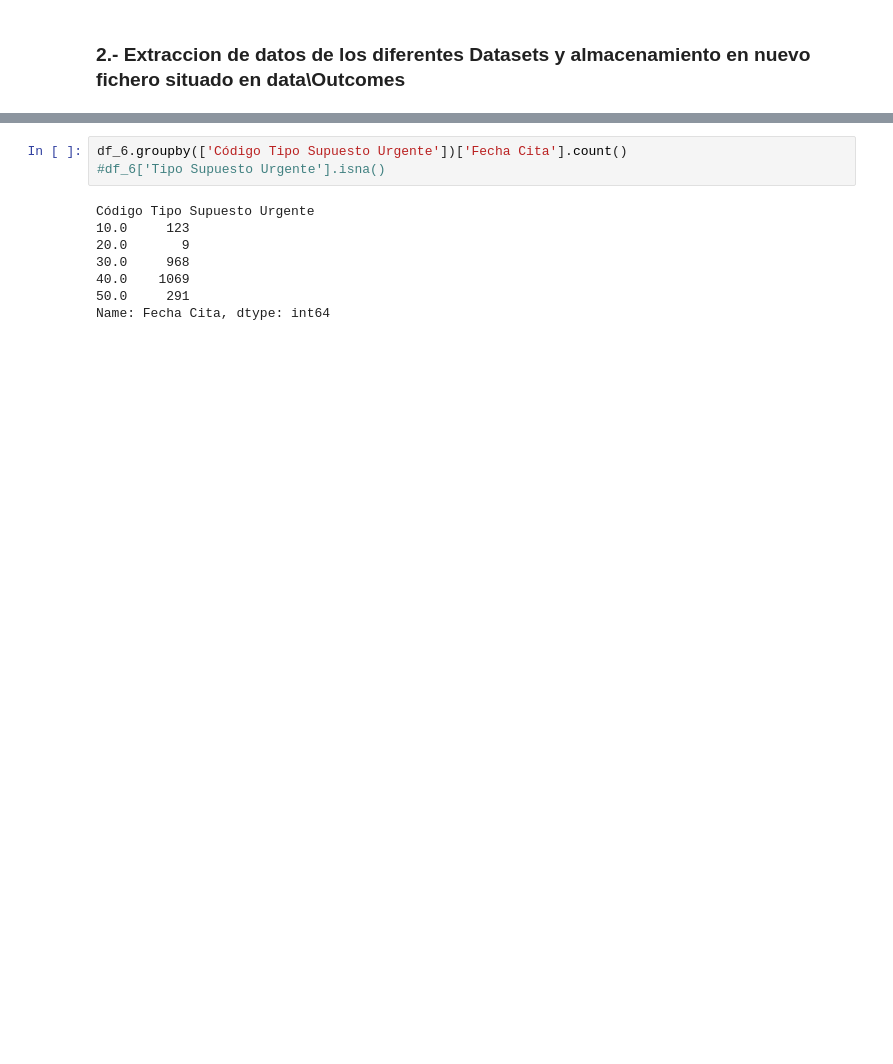
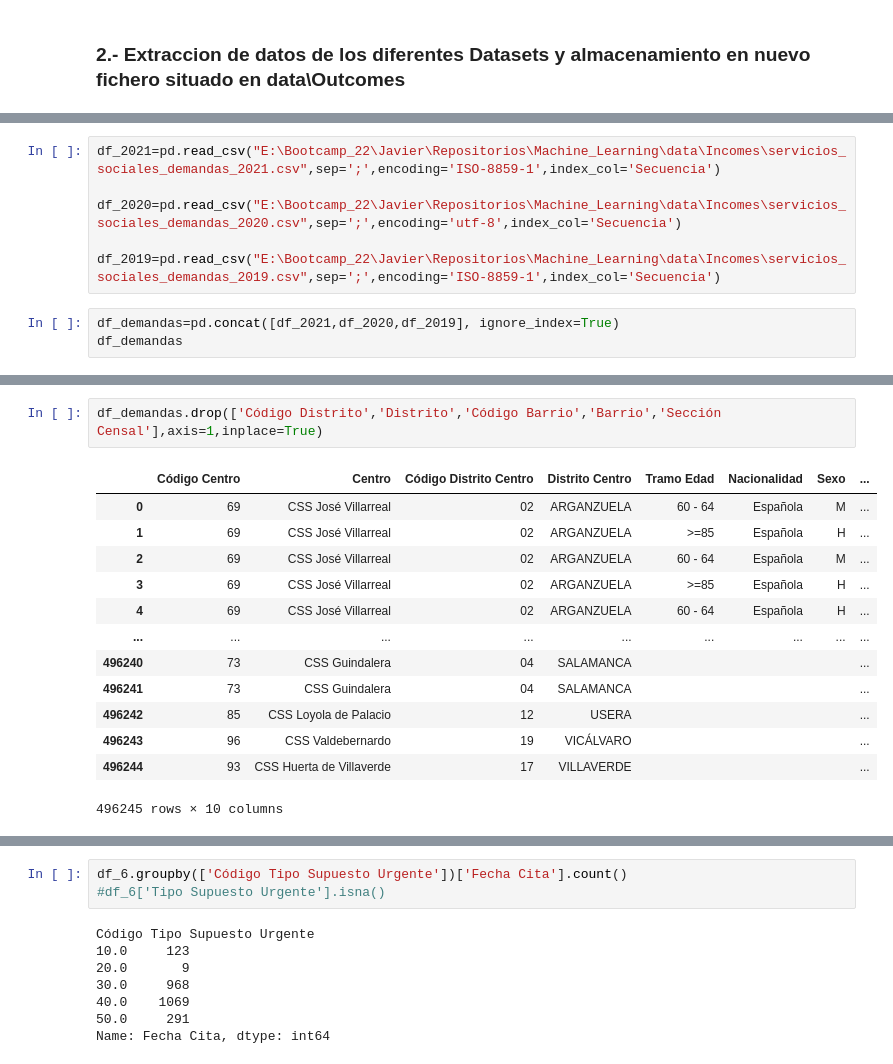
Before and after one commit to 75Engel/Estimacion_tipologia_usuarios_Servicios_Sociales_Ayto_Madrid, a Jupyter notebook: Notebooks/Notebook_1.ipynb, the cells around one changed output, grey strips where cells are left out. Drawn from its saved outputs; the diff is of its cells as text; blank space fills up the shorter version.

```diff
--- a/Notebooks/Notebook_1.ipynb
+++ b/Notebooks/Notebook_1.ipynb
@@ -76,0 +63,9 @@ No hace falta hacer modificación sobre estos datos.
+# %%
+df_2021=pd.read_csv("E:\Bootcamp_22\Javier\Repositorios\Machine_Learning\data\Incomes\servicios_sociales_demandas_2021.csv",sep=';',encoding='ISO-8859-1',index_col='Secuencia')
+
+df_2020=pd.read_csv("E:\Bootcamp_22\Javier\Repositorios\Machine_Learning\data\Incomes\servicios_sociales_demandas_2020.csv",sep=';',encoding='utf-8',index_col='Secuencia')
+
+df_2019=pd.read_csv("E:\Bootcamp_22\Javier\Repositorios\Machine_Learning\data\Incomes\servicios_sociales_demandas_2019.csv",sep=';',encoding='ISO-8859-1',index_col='Secuencia')
+# %%
+df_demandas=pd.concat([df_2021,df_2020,df_2019], ignore_index=True)
+df_demandas
@@ -76,0 +86,16 @@ No hace falta hacer modificación sobre estos datos.
+# %%
+df_demandas.drop(['Código Distrito','Distrito','Código Barrio','Barrio','Sección Censal'],axis=1,inplace=True)
+# %% [output]
+|  | Código Centro | Centro | Código Distrito Centro | Distrito Centro | Tramo Edad | Nacionalidad | Sexo | ... |
+| 0 | 69 | CSS José Villarreal | 02 | ARGANZUELA | 60 - 64 | Española | M | ... |
+| 1 | 69 | CSS José Villarreal | 02 | ARGANZUELA | >=85 | Española | H | ... |
+| 2 | 69 | CSS José Villarreal | 02 | ARGANZUELA | 60 - 64 | Española | M | ... |
+| 3 | 69 | CSS José Villarreal | 02 | ARGANZUELA | >=85 | Española | H | ... |
+| 4 | 69 | CSS José Villarreal | 02 | ARGANZUELA | 60 - 64 | Española | H | ... |
+| ... | ... | ... | ... | ... | ... | ... | ... | ... |
+| 496240 | 73 | CSS Guindalera | 04 | SALAMANCA |  |  |  | ... |
+| 496241 | 73 | CSS Guindalera | 04 | SALAMANCA |  |  |  | ... |
+| 496242 | 85 | CSS Loyola de Palacio | 12 | USERA |  |  |  | ... |
+| 496243 | 96 | CSS Valdebernardo | 19 | VICÁLVARO |  |  |  | ... |
+| 496244 | 93 | CSS Huerta de Villaverde | 17 | VILLAVERDE |  |  |  | ... |
+496245 rows × 10 columns
```
Also changed, not shown: parts of 28 cells of this notebook, 20 other files.
